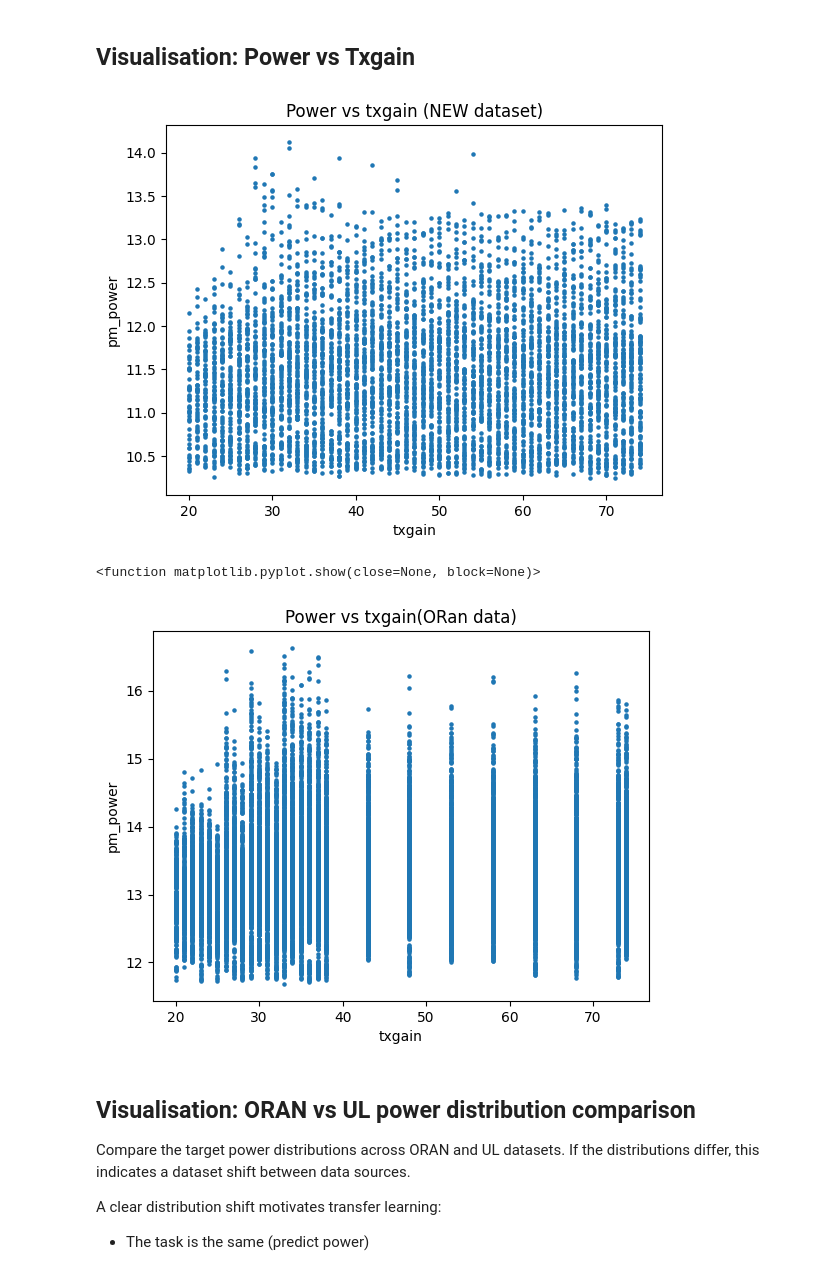
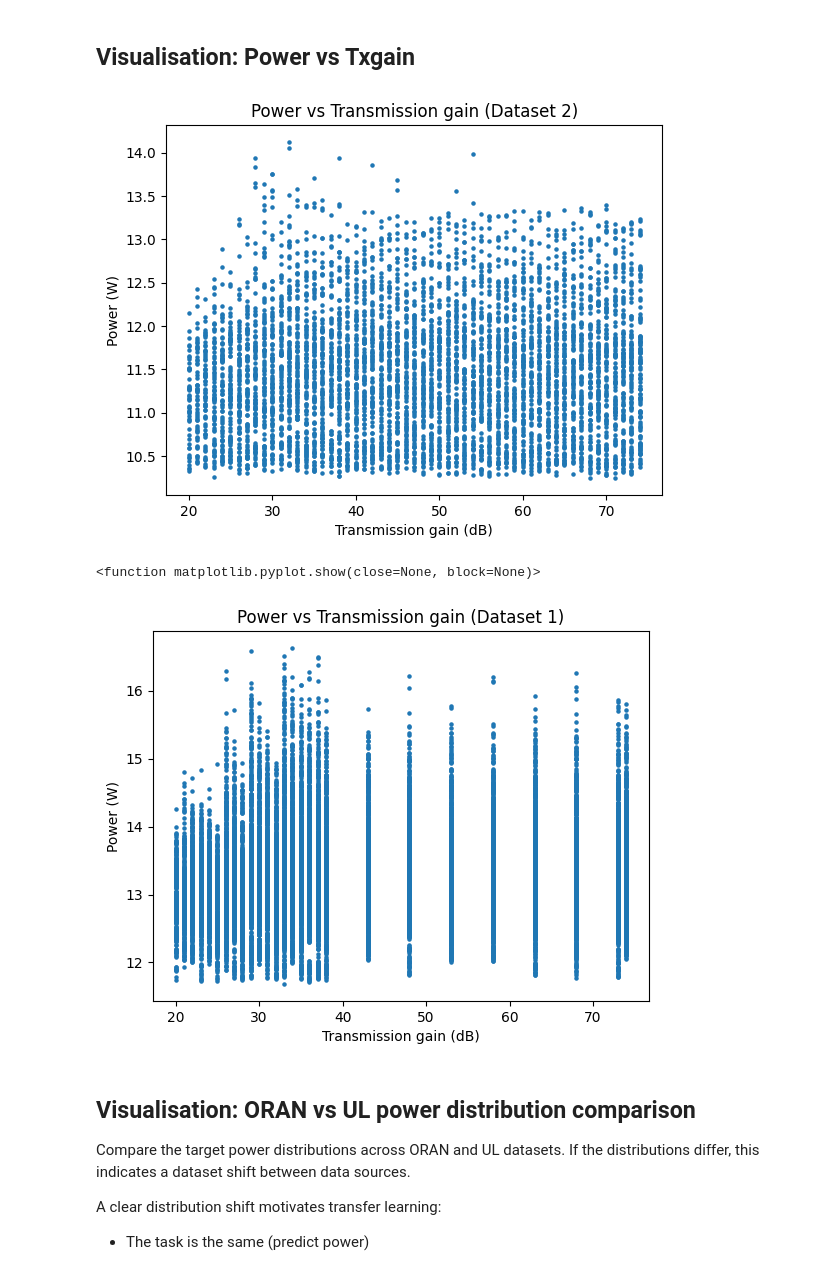
Before and after one commit to samiwu717/BAI_project, a Jupyter notebook: dataprocessing.ipynb, the cells around one changed output. Drawn from its saved outputs; the diff is of its cells as text; code cells hidden in the pictures.

```diff
--- a/dataprocessing.ipynb
+++ b/dataprocessing.ipynb
@@ -331,21 +331,21 @@ plt.show
 # %%
 plt.figure()
 plt.scatter(ul_4cols["txgain"], ul_4cols[TARGET], s=5)
-plt.xlabel("txgain")
-plt.ylabel(TARGET)
-plt.title("Power vs txgain (NEW dataset)")
+plt.xlabel("Transmission gain (dB)")
+plt.ylabel("Power (W)")
+plt.title("Power vs Transmission gain (Dataset 2)")
 plt.show()
 
 plt.figure()
 plt.scatter(oran["txgain"],oran[TARGET],s=5)
-plt.xlabel("txgain")
-plt.ylabel(TARGET)
-plt.title("Power vs txgain(ORan data)")
+plt.xlabel("Transmission gain (dB)")
+plt.ylabel("Power (W)")
+plt.title("Power vs Transmission gain (Dataset 1)")
 plt.show
 # %% [output]
-[figure, old version]
+[figure, new version]
 <function matplotlib.pyplot.show(close=None, block=None)>
-[figure, old version]
+[figure, new version]
 # %% [markdown]
 ## Visualisation: ORAN vs UL power distribution comparison
 
```
Also changed, not shown: parts of 4 cells of this notebook, 9 other files.
